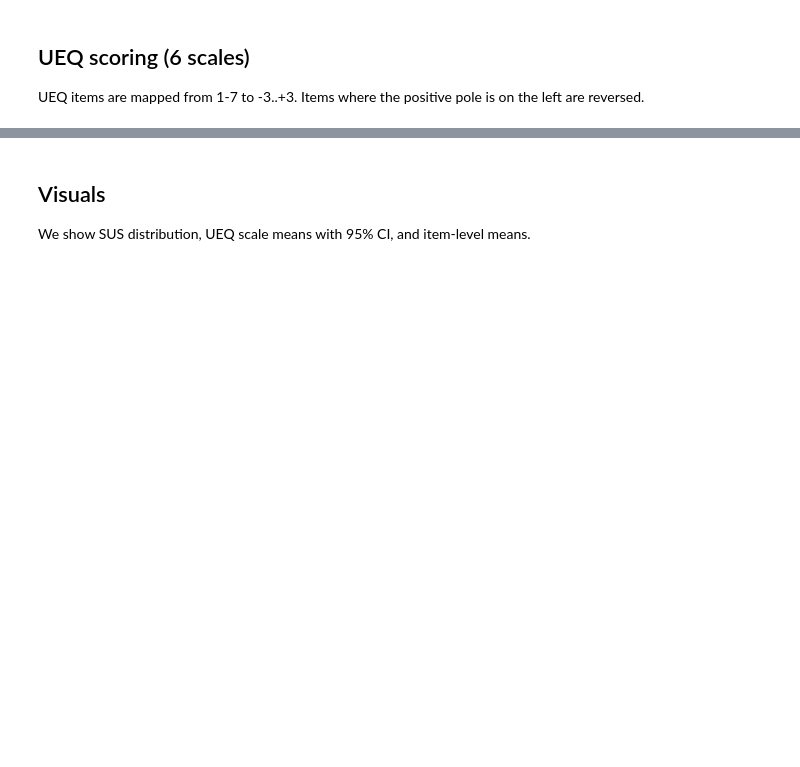
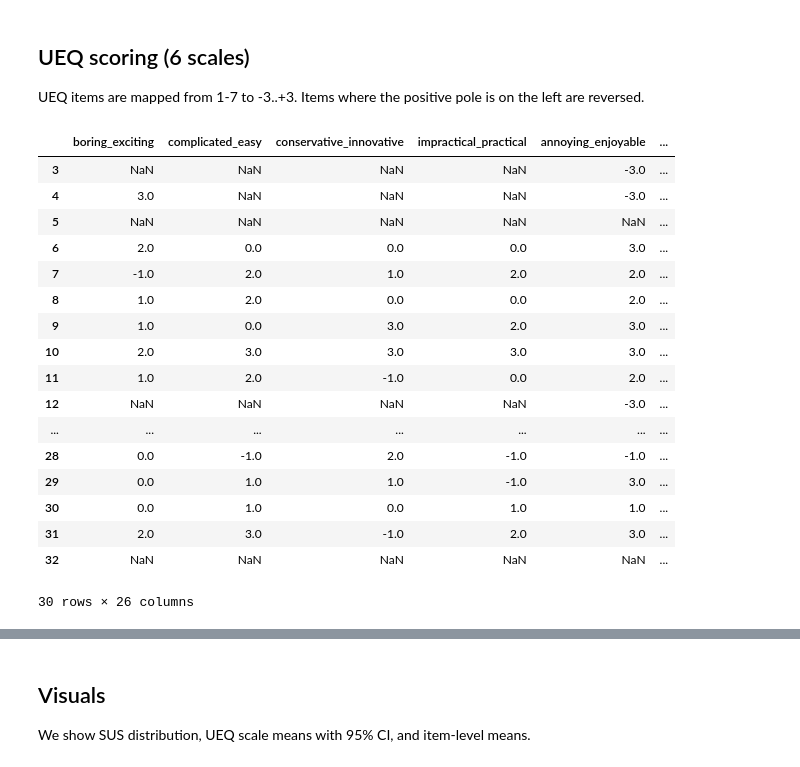
Before and after one commit to helict/health-habit-hub, a Jupyter notebook: analytics/survey_analytics.ipynb, the cells around one changed output, grey strips where cells are left out. Saved outputs shown, nothing was run; the diff lists cells and outputs as text; code cells hidden in the pictures; blank space fills up the shorter version.

```diff
--- a/analytics/survey_analytics.ipynb
+++ b/analytics/survey_analytics.ipynb
@@ -147,32 +158,51 @@ UEQ items are mapped from 1-7 to -3..+3. Items where the positive pole is on the
 # %%
 # Items where the positive pole is on the right (negative -> positive)
 pos_right = {
     'annoying_enjoyable',
     'not_understandable_understandable',
     'boring_exciting',
     'not_interesting_interesting',
     'unpredictable_predictable',
     'obstructive_supportive',
     'complicated_easy',
     'unlikable_pleasing',
     'usual_leading_edge',
     'unpleasant_pleasant',
     'inefficient_efficient',
     'impractical_practical',
     'conservative_innovative',
 }
 
 pos_left = set(ueq_cols) - pos_right
 
 ueq_raw = df[ueq_cols].copy()
 ueq_scored = pd.DataFrame(index=df.index)
 
 # Positive on right: 1..7 -> -3..3
 ueq_scored[list(pos_right)] = ueq_raw[list(pos_right)] - 4
 # Positive on left: reverse (1..7 -> 3..-3)
 ueq_scored[list(pos_left)] = 4 - ueq_raw[list(pos_left)]
 
-ueq_scored.head()
+ueq_scored
+# %% [output]
+|  | boring_exciting | complicated_easy | conservative_innovative | impractical_practical | annoying_enjoyable | ... |
+| 3 | NaN | NaN | NaN | NaN | -3.0 | ... |
+| 4 | 3.0 | NaN | NaN | NaN | -3.0 | ... |
+| 5 | NaN | NaN | NaN | NaN | NaN | ... |
+| 6 | 2.0 | 0.0 | 0.0 | 0.0 | 3.0 | ... |
+| 7 | -1.0 | 2.0 | 1.0 | 2.0 | 2.0 | ... |
+| 8 | 1.0 | 2.0 | 0.0 | 0.0 | 2.0 | ... |
+| 9 | 1.0 | 0.0 | 3.0 | 2.0 | 3.0 | ... |
+| 10 | 2.0 | 3.0 | 3.0 | 3.0 | 3.0 | ... |
+| 11 | 1.0 | 2.0 | -1.0 | 0.0 | 2.0 | ... |
+| 12 | NaN | NaN | NaN | NaN | -3.0 | ... |
+| ... | ... | ... | ... | ... | ... | ... |
+| 28 | 0.0 | -1.0 | 2.0 | -1.0 | -1.0 | ... |
+| 29 | 0.0 | 1.0 | 1.0 | -1.0 | 3.0 | ... |
+| 30 | 0.0 | 1.0 | 0.0 | 1.0 | 1.0 | ... |
+| 31 | 2.0 | 3.0 | -1.0 | 2.0 | 3.0 | ... |
+| 32 | NaN | NaN | NaN | NaN | NaN | ... |
+30 rows × 26 columns
 # %%
 ueq_scales = {
     'Attractiveness': [
```
Also changed, not shown: parts of 6 cells of this notebook.
